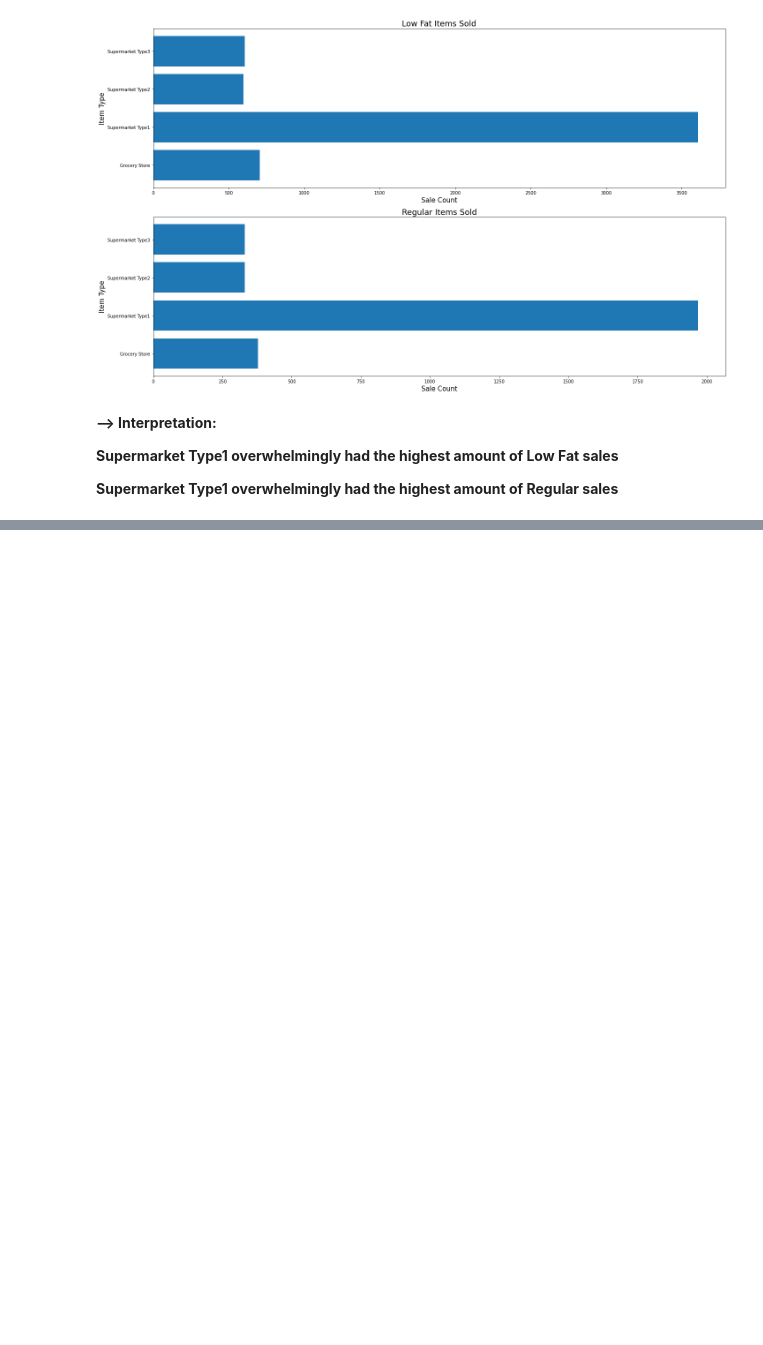
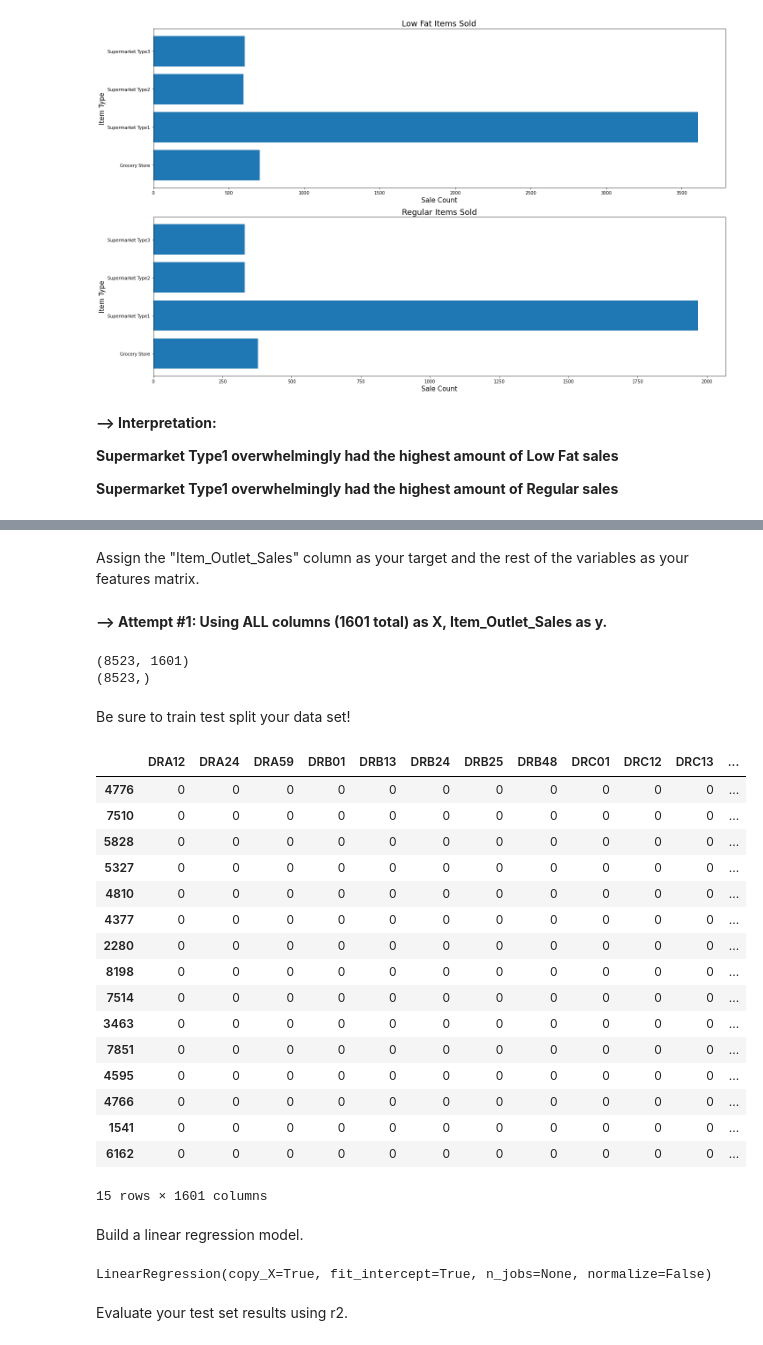
Before and after one commit to v-3sg/sales_predictions, a Jupyter notebook: sales_predictions.ipynb, the cells around one changed output, grey strips where cells are left out. Drawn from its saved outputs; the diff is of its cells as text; code cells hidden in the pictures; blank space fills up the shorter version.

```diff
--- a/sales_predictions.ipynb
+++ b/sales_predictions.ipynb
@@ -415,0 +631,43 @@ plot.tight_layout()
+# %% [markdown]
+Assign the "Item_Outlet_Sales" column as your target and the rest of the variables as your features matrix.
+# %% [markdown]
+**--> Attempt #1: Using ALL columns (1601 total) as X, Item_Outlet_Sales as y.**
+# %%
+#set features matrix (X)
+#set 'Item_Outlet_Sales' as target (y)
+X = new_df.drop('Item_Outlet_Sales', axis=1)
+y = new_df['Item_Outlet_Sales']
+# %%
+print(X.shape)
+print(y.shape)
+# %% [output]
+(8523, 1601)
+(8523,)
+# %% [markdown]
+Be sure to train test split your data set!
+# %%
+#train test split
+from sklearn.model_selection import train_test_split
+X_train, X_test, y_train, y_test = train_test_split(X, y, random_state=42)
+# %%
+X_train.head(15)
+# %% [output]
+|  | DRA12 | DRA24 | DRA59 | DRB01 | DRB13 | DRB24 | DRB25 | DRB48 | DRC01 | DRC12 | DRC13 | ... |
+| 4776 | 0 | 0 | 0 | 0 | 0 | 0 | 0 | 0 | 0 | 0 | 0 | ... |
+| 7510 | 0 | 0 | 0 | 0 | 0 | 0 | 0 | 0 | 0 | 0 | 0 | ... |
+| 5828 | 0 | 0 | 0 | 0 | 0 | 0 | 0 | 0 | 0 | 0 | 0 | ... |
+| 5327 | 0 | 0 | 0 | 0 | 0 | 0 | 0 | 0 | 0 | 0 | 0 | ... |
+| 4810 | 0 | 0 | 0 | 0 | 0 | 0 | 0 | 0 | 0 | 0 | 0 | ... |
+| 4377 | 0 | 0 | 0 | 0 | 0 | 0 | 0 | 0 | 0 | 0 | 0 | ... |
+| 2280 | 0 | 0 | 0 | 0 | 0 | 0 | 0 | 0 | 0 | 0 | 0 | ... |
+| 8198 | 0 | 0 | 0 | 0 | 0 | 0 | 0 | 0 | 0 | 0 | 0 | ... |
+| 7514 | 0 | 0 | 0 | 0 | 0 | 0 | 0 | 0 | 0 | 0 | 0 | ... |
+| 3463 | 0 | 0 | 0 | 0 | 0 | 0 | 0 | 0 | 0 | 0 | 0 | ... |
+| 7851 | 0 | 0 | 0 | 0 | 0 | 0 | 0 | 0 | 0 | 0 | 0 | ... |
+| 4595 | 0 | 0 | 0 | 0 | 0 | 0 | 0 | 0 | 0 | 0 | 0 | ... |
+| 4766 | 0 | 0 | 0 | 0 | 0 | 0 | 0 | 0 | 0 | 0 | 0 | ... |
+| 1541 | 0 | 0 | 0 | 0 | 0 | 0 | 0 | 0 | 0 | 0 | 0 | ... |
+| 6162 | 0 | 0 | 0 | 0 | 0 | 0 | 0 | 0 | 0 | 0 | 0 | ... |
+15 rows × 1601 columns
+# %% [markdown]
+Build a linear regression model.
@@ -415,0 +678,5 @@ plot.tight_layout()
+# %%
+#train the model
+reg.fit(X_train,y_train)
+# %% [output]
+LinearRegression(copy_X=True, fit_intercept=True, n_jobs=None, normalize=False)
@@ -415,0 +689,2 @@ plot.tight_layout()
+# %% [markdown]
+Evaluate your test set results using r2.
```
Also changed, not shown: parts of 41 cells of this notebook.
